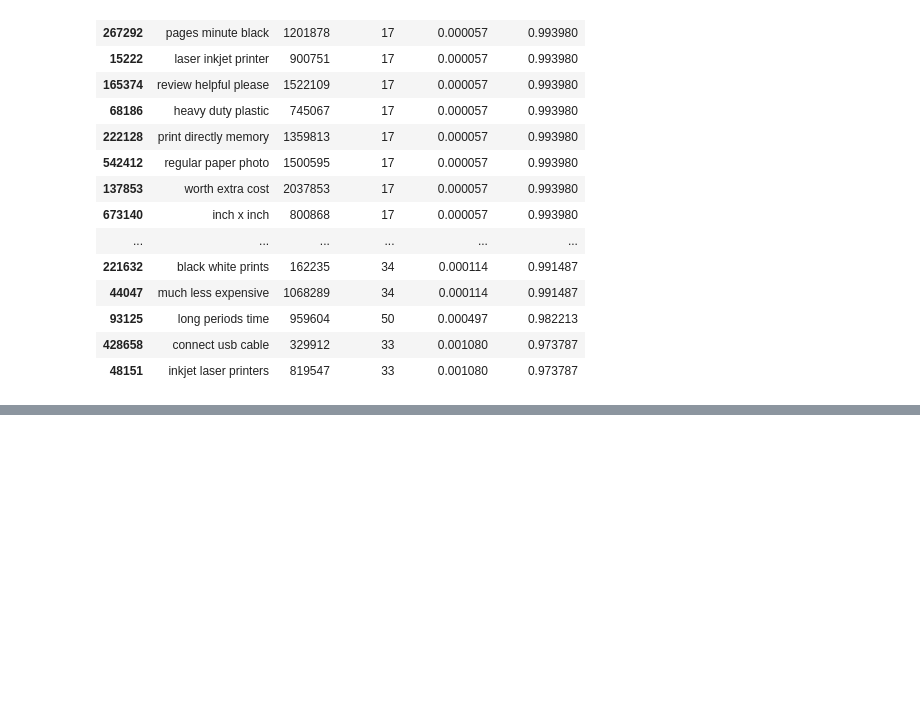
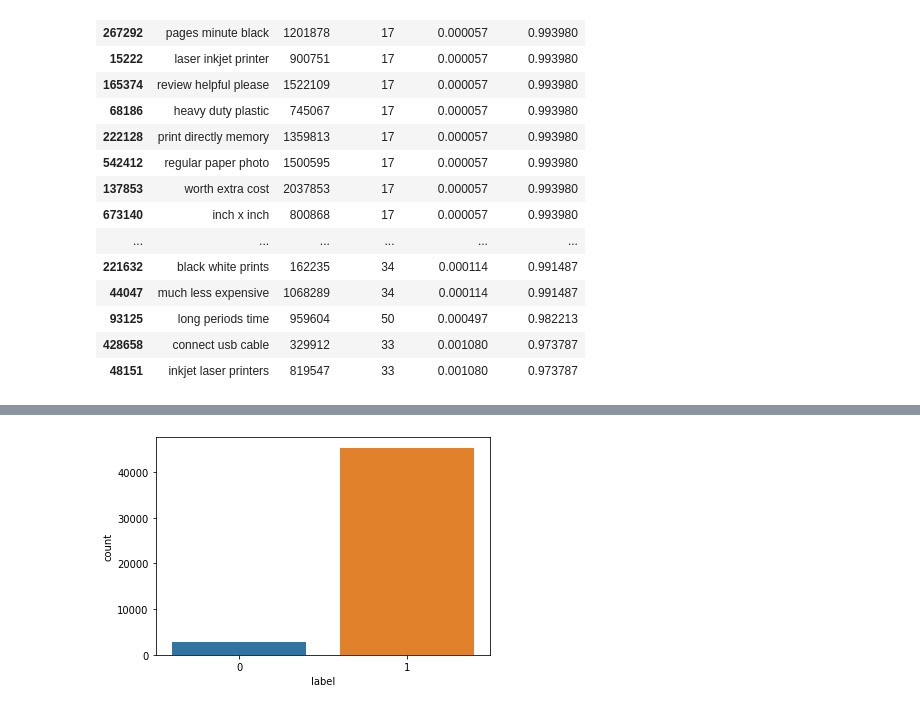
Before and after one commit to shishirkmr/predict_amazon_review_rating, a Jupyter notebook: text_analyzer.ipynb, the cells around one changed output, grey strips where cells are left out. Drawn from its saved outputs; the diff is of its cells as text; code cells hidden in the pictures; blank space fills up the shorter version.

```diff
--- a/text_analyzer.ipynb
+++ b/text_analyzer.ipynb
@@ -610,0 +763,4 @@ trigram_df.sort_values(by='chi2_positive',ascending=False).head(20)
+# %%
+sns.countplot(x='label', data=dataset);
+# %% [output]
+[figure, added]
```
Also changed, not shown: parts of 18 cells of this notebook.
